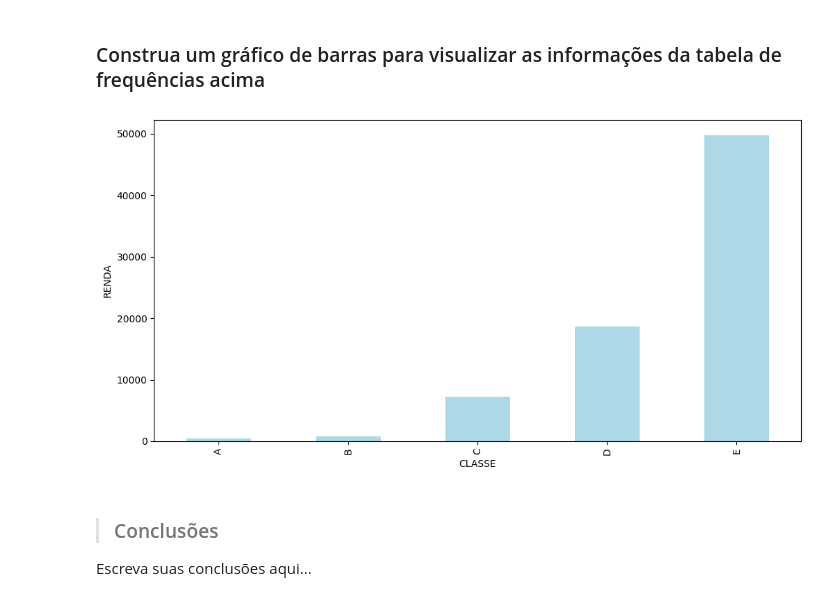
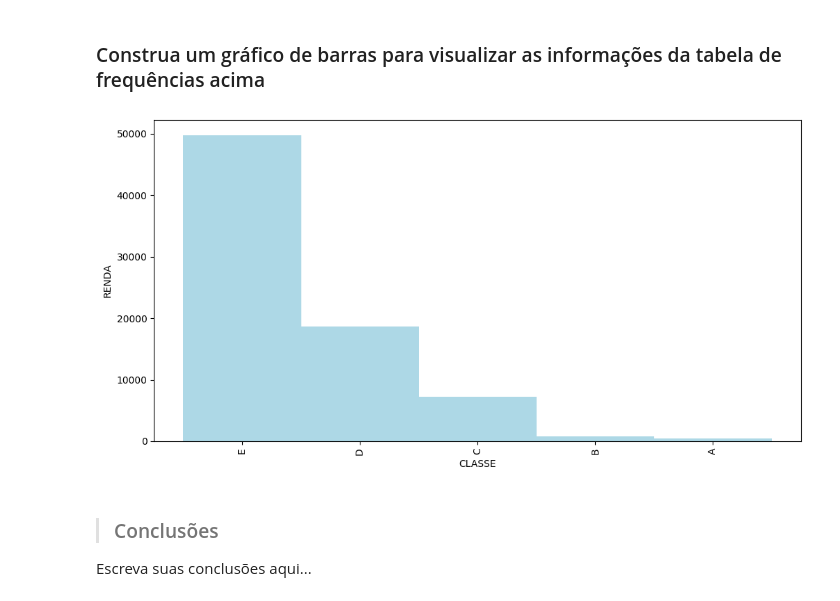
Before and after one commit to joaogabriel-fn/python-estatistica, a Jupyter notebook: Cursos/Estatística-com-Python-frequências-e-medidas/Aula-6/Análise_Descritiva.ipynb, the cells around one changed output. Cells and saved outputs as stored; diff of their text form; code cells hidden in the pictures.

```diff
--- a/Cursos/Estatística-com-Python-frequências-e-medidas/Aula-6/Análise_Descritiva.ipynb
+++ b/Cursos/Estatística-com-Python-frequências-e-medidas/Aula-6/Análise_Descritiva.ipynb
@@ -225,13 +225,13 @@ tab_freq = pd.DataFrame(
         'Frequencia': freq,
         'Percent': freq_percent
     }
-).sort_index(ascending=False)
+).sort_index(ascending=True)
 # %% [markdown]
 ### Construa um gráfico de barras para visualizar as informações da tabela de frequências acima
 # %%
-tab_freq['Frequencia'].plot(kind='bar', figsize=(12, 6), xlabel='CLASSE', ylabel='RENDA', color='lightblue');
+tab_freq['Frequencia'].plot(width=1, kind='bar', figsize=(12, 6), xlabel='CLASSE', ylabel='RENDA', color='lightblue');
 # %% [output]
-[figure, old version]
+[figure, new version]
 # %% [markdown]
 > ### Conclusões
 
```
Also changed, not shown: parts of 14 cells of this notebook, 2 other files.
